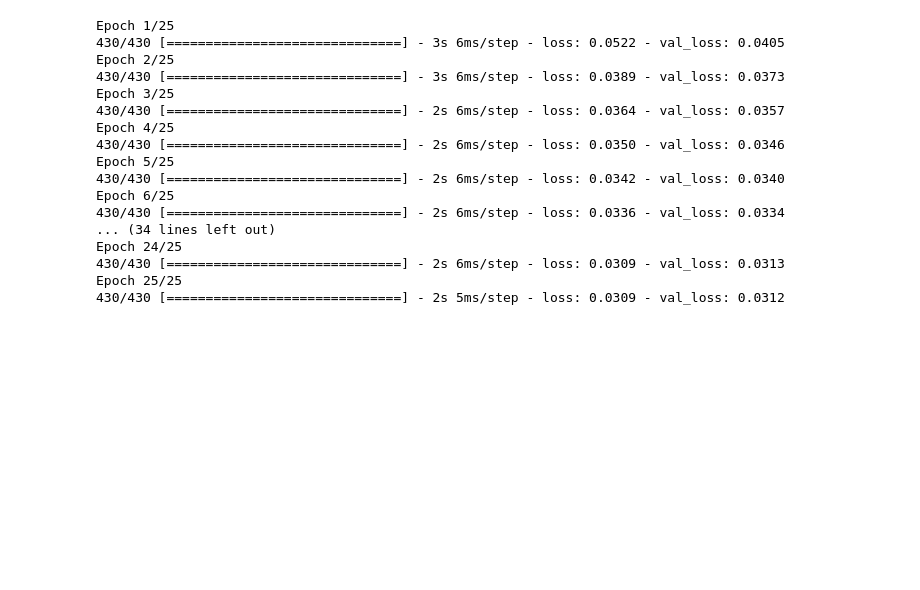
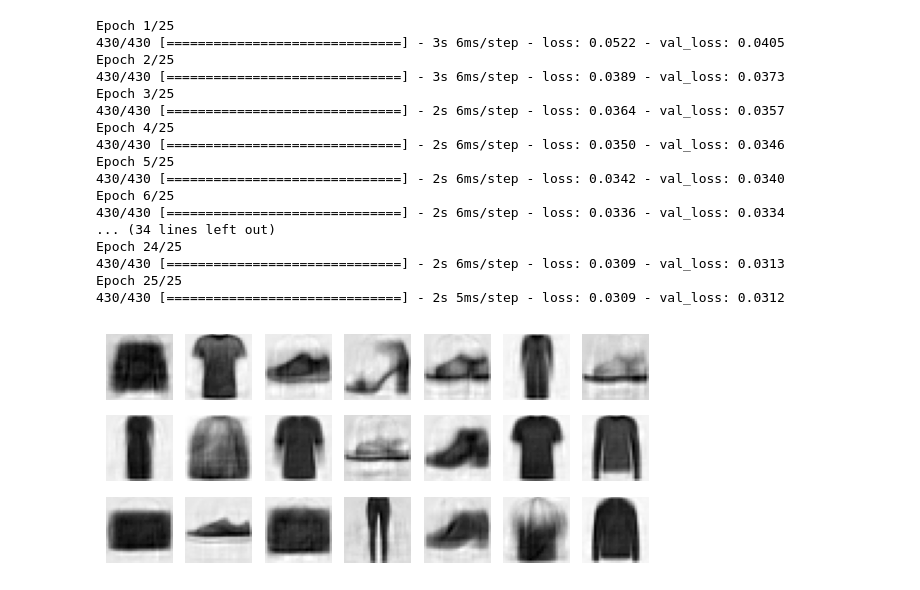
Before and after one commit to adamscarlat/hands-on-ML-with-Scikit-Learn-and-Tensorflow, a Jupyter notebook: edition3/ch17-autoencoders-gan/autoencoders.ipynb, the cells around one changed output. Cells and saved outputs as stored; diff of their text form; code cells hidden in the pictures; blank space fills up the shorter version.

```diff
--- a/edition3/ch17-autoencoders-gan/autoencoders.ipynb
+++ b/edition3/ch17-autoencoders-gan/autoencoders.ipynb
@@ -370,0 +366,21 @@ images = variational_decoder(codings).numpy()
+# %%
+# Generating artificial images using the variational AE
+
+def plot_multiple_images(images, n_cols=None):
+    n_cols = n_cols or len(images)
+    n_rows = (len(images) - 1) // n_cols + 1
+    if images.shape[-1] == 1:
+        images = images.squeeze(axis=-1)
+    plt.figure(figsize=(n_cols, n_rows))
+    for index, image in enumerate(images):
+        plt.subplot(n_rows, n_cols, index + 1)
+        plt.imshow(image, cmap="binary")
+        plt.axis("off")
+
+# The decoder consists of layers that map the latent space vectors back to the data space.
+codings = tf.random.normal(shape=[3 * 7, codings_size])
+images = variational_decoder(codings).numpy()
+
+plot_multiple_images(images, 7)
+# %% [output]
+[figure, added]
```
Also changed, not shown: parts of 1 cell of this notebook, 4 other files.
